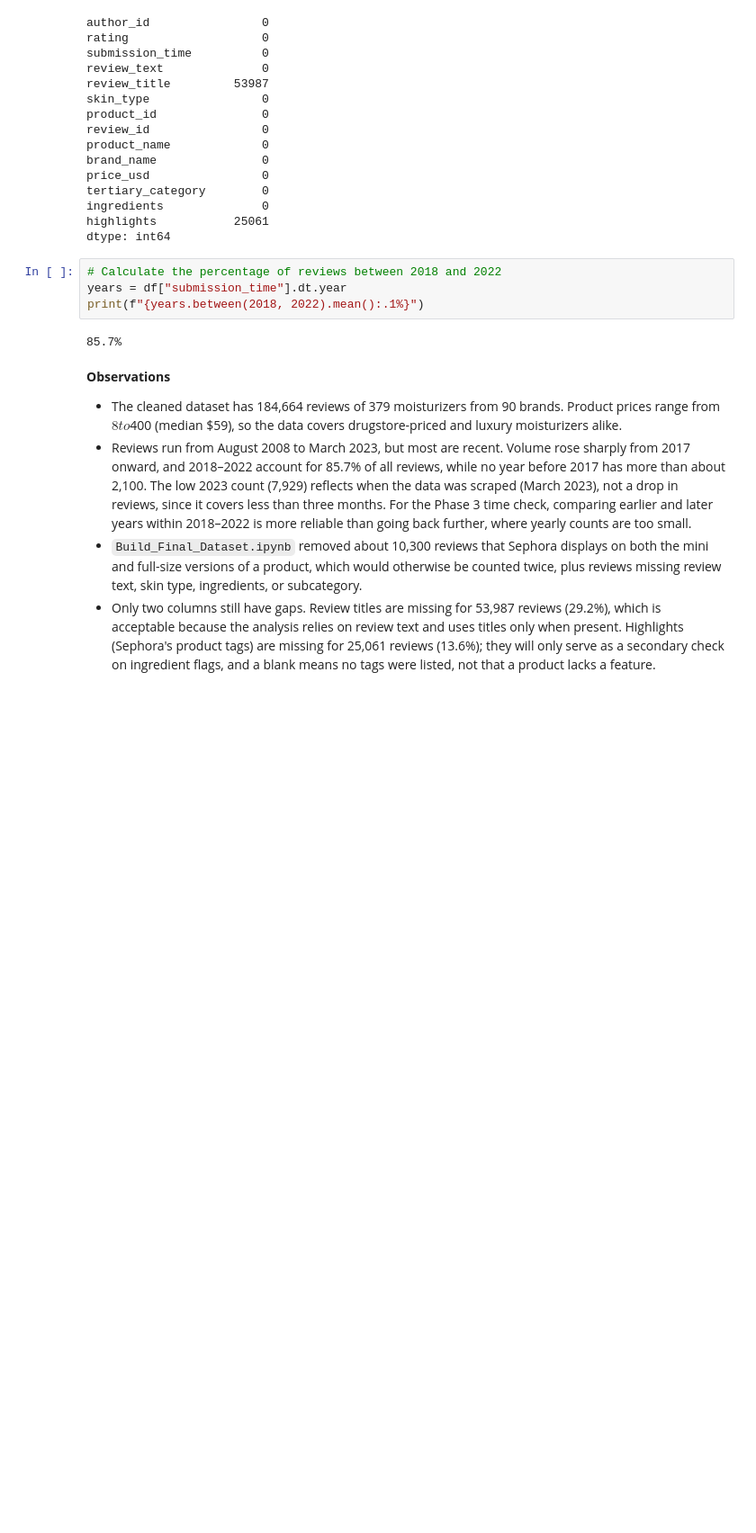
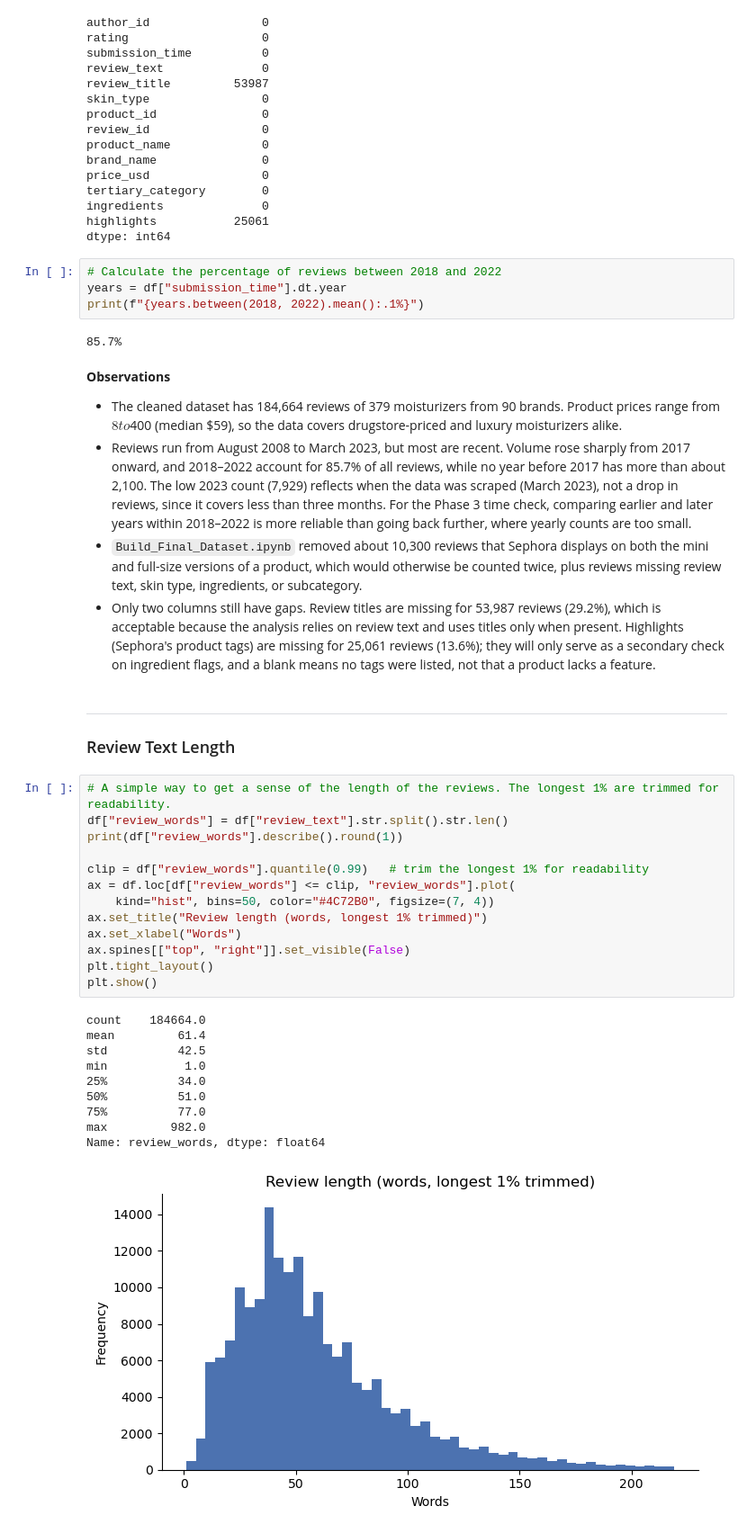
Before and after one commit to Neha-Ko/CDA-Course-Project, a Jupyter notebook: Notebooks/Exploration_and_Text_Mining.ipynb, the cells around one changed output. Shown at 90% size. Saved outputs shown, nothing was run; the diff lists cells and outputs as text; blank space fills up the shorter version.

Commit message:
Add review length analysis and sample reviews

```diff
--- a/Notebooks/Exploration_and_Text_Mining.ipynb
+++ b/Notebooks/Exploration_and_Text_Mining.ipynb
@@ -111,3 +111,31 @@ print(f"{years.between(2018, 2022).mean():.1%}")
 - Reviews run from August 2008 to March 2023, but most are recent. Volume rose sharply from 2017 onward, and 2018–2022 account for 85.7% of all reviews, while no year before 2017 has more than about 2,100. The low 2023 count (7,929) reflects when the data was scraped (March 2023), not a drop in reviews, since it covers less than three months. For the Phase 3 time check, comparing earlier and later years within 2018–2022 is more reliable than going back further, where yearly counts are too small.
 - `Build_Final_Dataset.ipynb` removed about 10,300 reviews that Sephora displays on both the mini and full-size versions of a product, which would otherwise be counted twice, plus reviews missing review text, skin type, ingredients, or subcategory.
 - Only two columns still have gaps. Review titles are missing for 53,987 reviews (29.2%), which is acceptable because the analysis relies on review text and uses titles only when present. Highlights (Sephora's product tags) are missing for 25,061 reviews (13.6%); they will only serve as a secondary check on ingredient flags, and a blank means no tags were listed, not that a product lacks a feature.
+# %% [markdown]
+----
+
+### Review Text Length
+# %%
+# A simple way to get a sense of the length of the reviews. The longest 1% are trimmed for readability.
+df["review_words"] = df["review_text"].str.split().str.len()
+print(df["review_words"].describe().round(1))
+
+clip = df["review_words"].quantile(0.99)   # trim the longest 1% for readability
+ax = df.loc[df["review_words"] <= clip, "review_words"].plot(
+    kind="hist", bins=50, color="#4C72B0", figsize=(7, 4))
+ax.set_title("Review length (words, longest 1% trimmed)")
+ax.set_xlabel("Words")
+ax.spines[["top", "right"]].set_visible(False)
+plt.tight_layout()
+plt.show()
+# %% [output]
+count    184664.0
+mean         61.4
+std          42.5
+min           1.0
+25%          34.0
+50%          51.0
+75%          77.0
+max         982.0
+Name: review_words, dtype: float64
+[figure, added]
```
Also changed, not shown: parts of 3 cells of this notebook.
